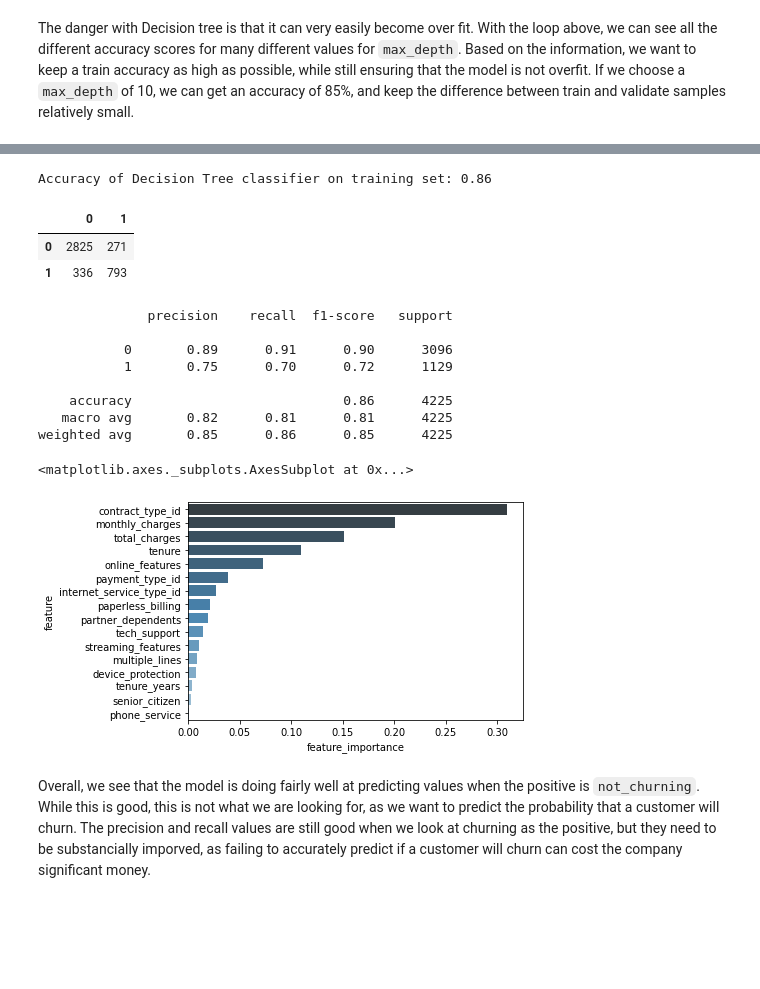
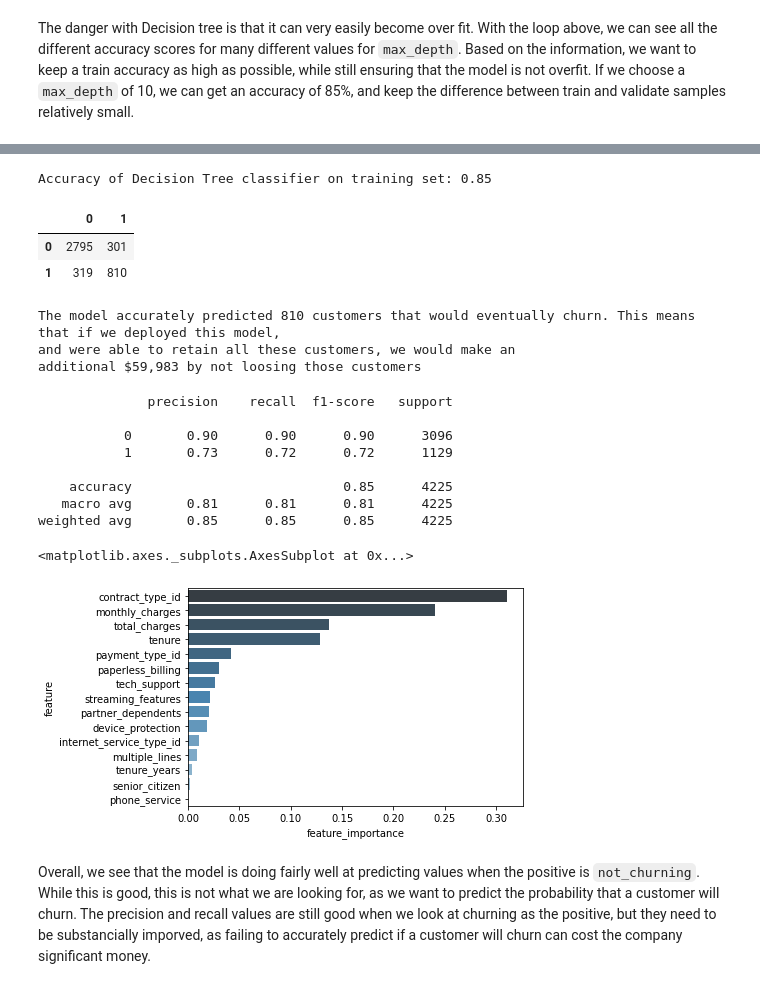
Before and after one commit to Rooster-Warrior/analyzing-customer-churn, a Jupyter notebook: daniel's_data_prep_file.ipynb, the cells around one changed output, grey strips where cells are left out. Drawn from its saved outputs; the diff is of its cells as text; code cells hidden in the pictures; blank space fills up the shorter version.

```diff
--- a/daniel's_data_prep_file.ipynb
+++ b/daniel's_data_prep_file.ipynb
@@ -116,8 +107,8 @@ loosing, on average, about $83,605 every month.
 f = plt.figure(figsize=(25,20))
 continuous_data = train.select_dtypes(include=["int", "float"])
 
-for i in range(0,8):
-    f.add_subplot(3,4, i+1)
+for i in range(0,25):
+    f.add_subplot(5,5, i+1)
     sns.distplot(continuous_data.iloc[:,i], bins=5)
 plt.tight_layout()
 plt.show()
@@ -837,0 +863,7 @@ evaluation = pd.DataFrame({"actual": y_train})
+# %%
+# We create a new dataframe to store the predicted values from all the models.
+# This makes it significantly easier to compare our model's performances against the actual values,
+# and the baseline.
+
+evaluation = pd.DataFrame({"actual": y_train})
+evaluation["baseline"] = 0
@@ -867,25 +925,38 @@ evaluation["decision_tree_model"] = y_pred
 # %%
 print('Accuracy of Decision Tree classifier on training set: {:.2f}'
      .format(clf.score(X_train, y_train)))
 
 labels = sorted(y_train.unique())
-pd.DataFrame(confusion_matrix(evaluation.actual, evaluation.iloc[:,1]), index = labels, columns = labels)
+matrix = pd.DataFrame(confusion_matrix(evaluation.actual, evaluation.decision_tree_model), index = labels, columns = labels)
+matrix
 # %% [output]
-Accuracy of Decision Tree classifier on training set: 0.86
+Accuracy of Decision Tree classifier on training set: 0.85
 |  | 0 | 1 |
-| 0 | 2825 | 271 |
-| 1 | 336 | 793 |
+| 0 | 2795 | 301 |
+| 1 | 319 | 810 |
+# %%
+print(f'''
+The model accurately predicted {matrix[1][1]} customers that would eventually churn. This means that if we deployed this model,
+and were able to retain all these customers, we would make an
+additional ${mean_charges * matrix[1][1]:,.0f} by not loosing those customers
+
+
+''')
+# %% [output]
+The model accurately predicted 810 customers that would eventually churn. This means that if we deployed this model,
+and were able to retain all these customers, we would make an
+additional $59,983 by not loosing those customers
 # %%
 print(classification_report(y_train, y_pred))
 # %% [output]
               precision    recall  f1-score   support
 
-           0       0.89      0.91      0.90      3096
-           1       0.75      0.70      0.72      1129
+           0       0.90      0.90      0.90      3096
+           1       0.73      0.72      0.72      1129
 
-    accuracy                           0.86      4225
-   macro avg       0.82      0.81      0.81      4225
-weighted avg       0.85      0.86      0.85      4225
+    accuracy                           0.85      4225
+   macro avg       0.81      0.81      0.81      4225
+weighted avg       0.85      0.85      0.85      4225
 # %%
 coef = clf.feature_importances_
 # We want to check that the coef array has the same number of items as there are features in our X_train dataframe.
@@ -900,7 +971,7 @@ df = df.sort_values(by="feature_importance", ascending=False)
 sns.barplot(data=df, x="feature_importance", y="feature", palette="Blues_d")
 # %% [output]
 <matplotlib.axes._subplots.AxesSubplot at 0x...>
-[figure, old version]
+[figure, new version]
 # %% [markdown]
 Overall, we see that the model is doing fairly well at predicting values when the positive is `not_churning`. While this is good, this is not what we are looking for, as we want to predict the probability that a customer will churn. The precision and recall values are still good when we look at churning as the positive, but they need to be substancially imporved, as failing to accurately predict if a customer will churn can cost the company significant money.
 # %% [markdown]
```
Also changed, not shown: parts of 61 cells of this notebook.
